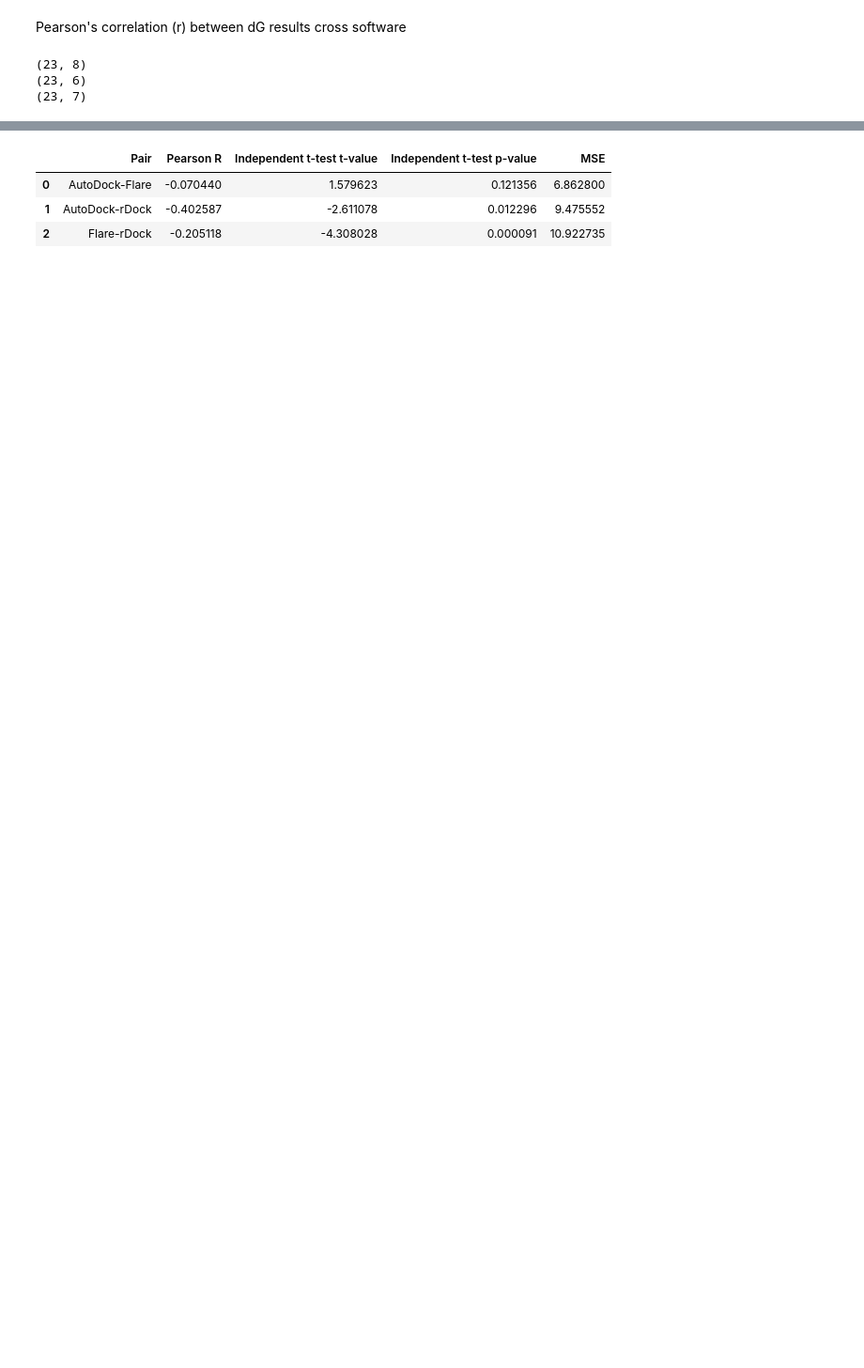
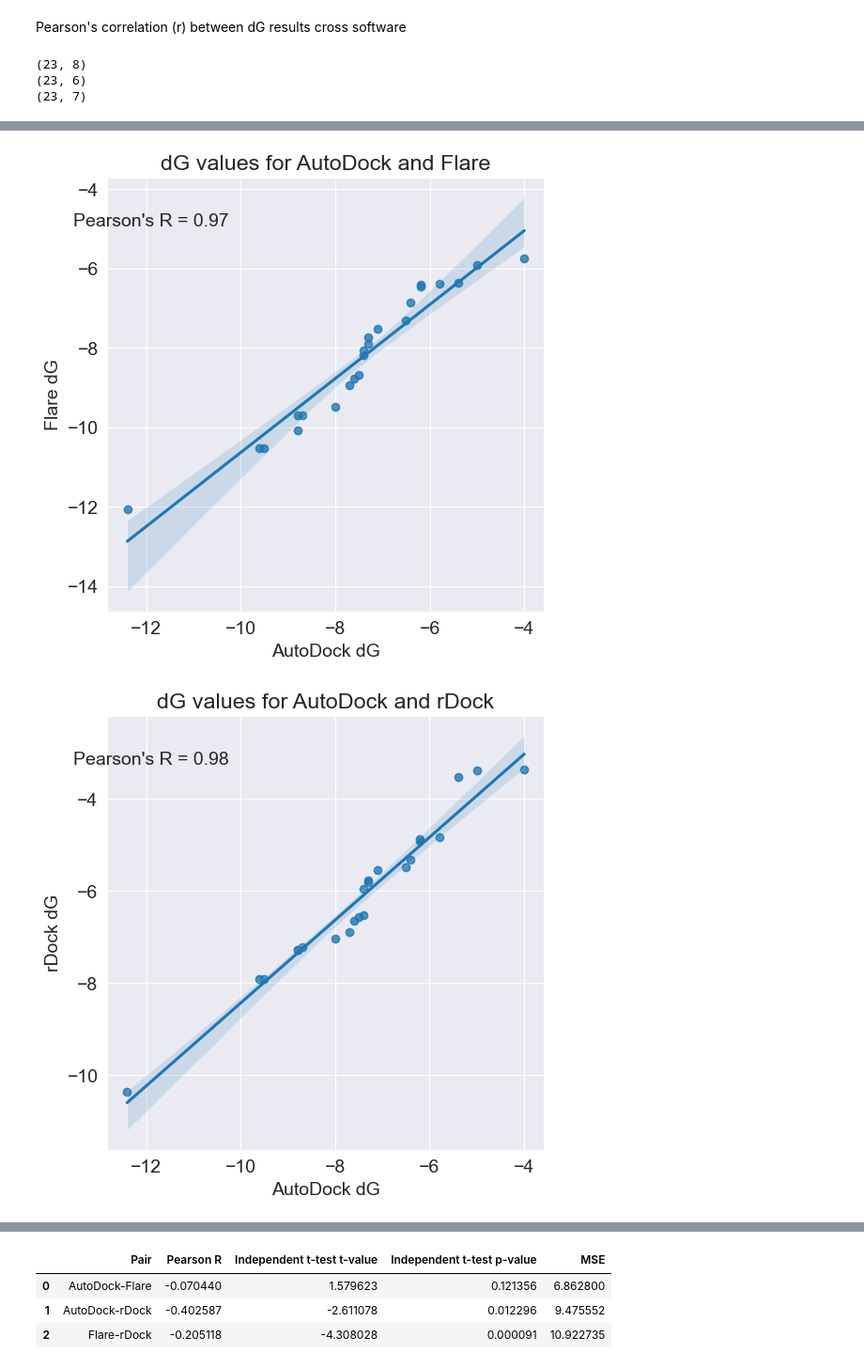
Before and after one commit to GrignardReagent/SARS-CoV-2-Docking-Project, a Jupyter notebook: presentation_prep.ipynb, the cells around one changed output, grey strips where cells are left out. Shown at 94% size. Cells and saved outputs as stored; diff of their text form; code cells hidden in the pictures; blank space fills up the shorter version.

```diff
--- a/presentation_prep.ipynb
+++ b/presentation_prep.ipynb
@@ -159,9 +167,12 @@ df_pivot_selected = df_pivot_selected[ligands]
 
 # Create the heatmap
 plt.figure(figsize=(15, 6))
-plt.rcParams.update({'font.size': 14})
+plt.rcParams.update({'font.size': 16})
 sns.heatmap(df_pivot_selected, annot=True, cmap='seismic')
 plt.title('dG values for selected Ligands and Software')
+plt.ylabel('Software', fontweight='bold')
+plt.xlabel('Ligand Name', fontweight='bold')
+plt.yticks(rotation=0)
 plt.savefig('dG_heatmap_sele_lig.png')
 plt.show()
 # %% [output]
@@ -195,0 +206,25 @@ Pearson's R between Flare and rDock: -0.2051175809314156
+# %%
+def plot_scatter(df_dg_software1, df_dg_software2, name1, name2):
+    '''Plot the scatter plot for dG values of 2 software and save the plot.'''
+    r, _ = pearsonr(df_dg_software1['dG'], df_dg_software2['dG'])
+    # Plot the scatter plot for dG values of 2 software and save the plot
+    plt.figure(figsize=(6, 6))
+    sns.regplot(x=df_dg_software1['dG'], y=df_dg_software2['dG'])
+
+    # Add the Pearson's R value to the plot
+    plt.text(0.1, 0.9, f"Pearson's R = {r:.2f}", ha='center', va='center', transform=plt.gca().transAxes)
+    plt.xlabel(f'{name1} dG')
+    plt.ylabel(f'{name2} dG')
+    plt.title(f'dG values for {name1} and {name2}')
+    plt.savefig(f'pearsonR_{name1}_{name2}.png')
+    plt.show()
+# %%
+# Plot the scatter plot for dG values of AutoDock and Flare
+plot_scatter(df_dg_autodock, df_dg_flare, 'AutoDock', 'Flare')
+# Plot the scatter plot for dG values of AutoDock and rDock
+plot_scatter(df_dg_autodock, df_dg_rdock, 'AutoDock', 'rDock')
+# Plot the scatter plot for dG values of Flare and rDock
+plot_scatter(df_dg_flare, df_dg_rdock, 'Flare', 'rDock')
+# %% [output]
+[figure, added]
+[figure, added]
```
Also changed, not shown: parts of 9 cells of this notebook, 25 other files.
